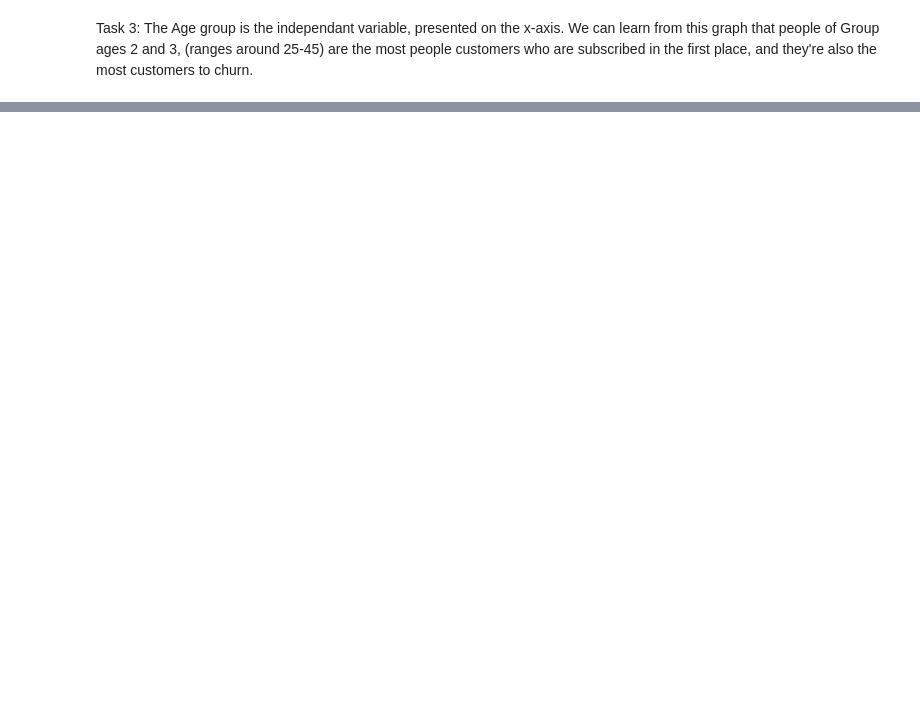
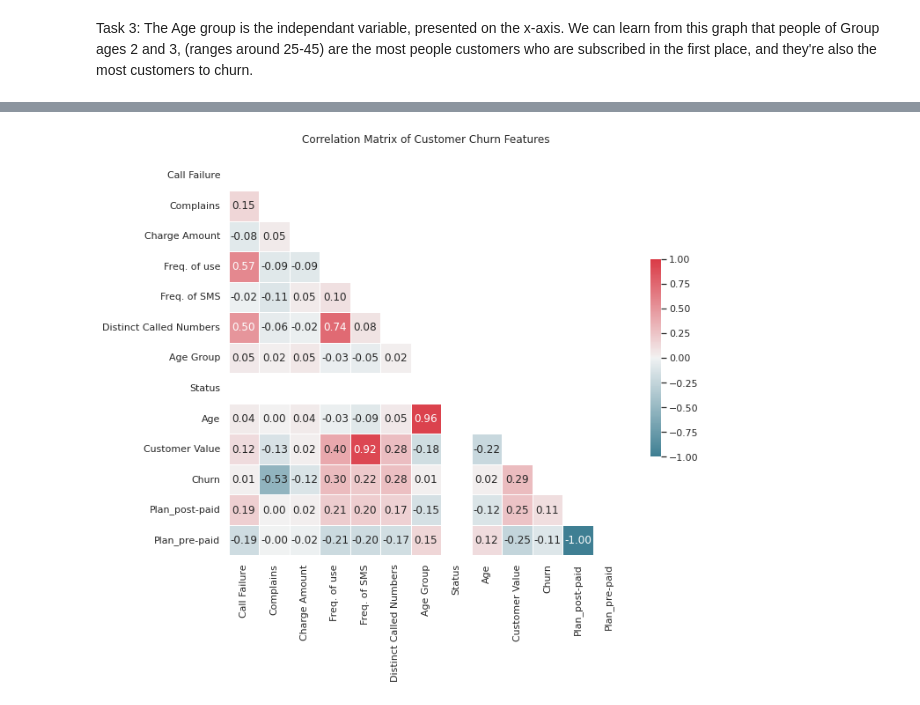
Before and after one commit to osamaps518/supervised, a Jupyter notebook: notebooks/EDA.ipynb, the cells around one changed output, grey strips where cells are left out. Cells and saved outputs as stored; diff of their text form; code cells hidden in the pictures; blank space fills up the shorter version.

```diff
--- a/notebooks/EDA.ipynb
+++ b/notebooks/EDA.ipynb
@@ -188,0 +240,7 @@ plt.show()
+# %%
+data_frame["Churn"] = data_frame["Churn"].map({'no': 0, 'yes': 1})
+data_frame["Complains"] = data_frame["Complains"].map({'no': 0, 'yes': 1})
+data_frame["Status"] = data_frame["Status"].map({'non-active': 0, 'active': 1})
+# Get dummies here instead of map, because map creates an artificial numeric relationship
+# between pre-paid and post-paid, which doesn't exist, unlike yes/no, active/non-active
+data_frame = pd.get_dummies(data_frame, columns=['Plan'])
@@ -188,0 +253,53 @@ plt.show()
+# %%
+def plot_correlation_heatmap(data_frame):
+    """
+    Creates and displays a correlation heatmap for all numeric features in the dataset.
+
+    Parameters:
+        data_frame (pandas.DataFrame): The dataset to analyze, with ID column to be excluded
+
+    The function will:
+        1. Calculate correlations between all numeric columns (excluding ID)
+        2. Create a masked triangular heatmap for better readability
+        3. Display correlation values with 2 decimal places
+    """
+    # Remove ID column and calculate correlation matrix
+    correlation_matrix = data_frame.drop('ID', axis=1).corr()
+
+    # Set the visual style for better appearance
+    sns.set_theme(style="white")
+
+    # Create a mask for the upper triangle
+    # We do this because correlation matrices are symmetrical,
+    # so we only need to show half to avoid redundancy
+    mask = np.zeros_like(correlation_matrix, dtype=bool)
+    mask[np.triu_indices_from(mask)] = True
+
+    # Create the figure with a reasonable size
+    plt.figure(figsize=(11, 9))
+
+    # Generate a blue-red color palette centered at 0
+    cmap = sns.diverging_palette(220, 10, as_cmap=True)
+
+    # Create and customize the heatmap
+    sns.heatmap(correlation_matrix,
+                mask=mask,                  # Apply the triangular mask
+                cmap=cmap,                  # Use our custom colormap
+                vmax=1,                     # Set maximum correlation value
+                center=0,                   # Center the colormap at 0
+                square=True,                # Make cells square
+                linewidth=.5,               # Add thin lines between cells
+                cbar_kws={'shrink': .5},   # Customize the colorbar
+                annot=True,                 # Show correlation values
+                fmt='.2f')                  # Format to 2 decimal places
+
+    # Add title and adjust layout
+    plt.title('Correlation Matrix of Customer Churn Features', pad=20)
+    plt.tight_layout()
+
+    # Display the plot
+    plt.show()
+
+plot_correlation_heatmap(data_frame)
+# %% [output]
+[figure, added]
```
Also changed, not shown: parts of 11 cells of this notebook.
